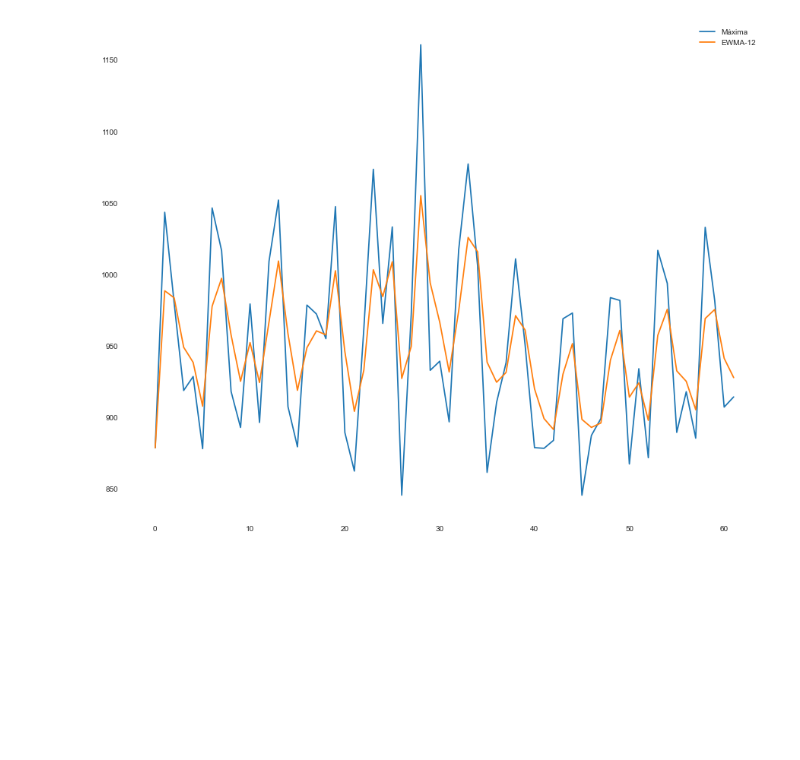
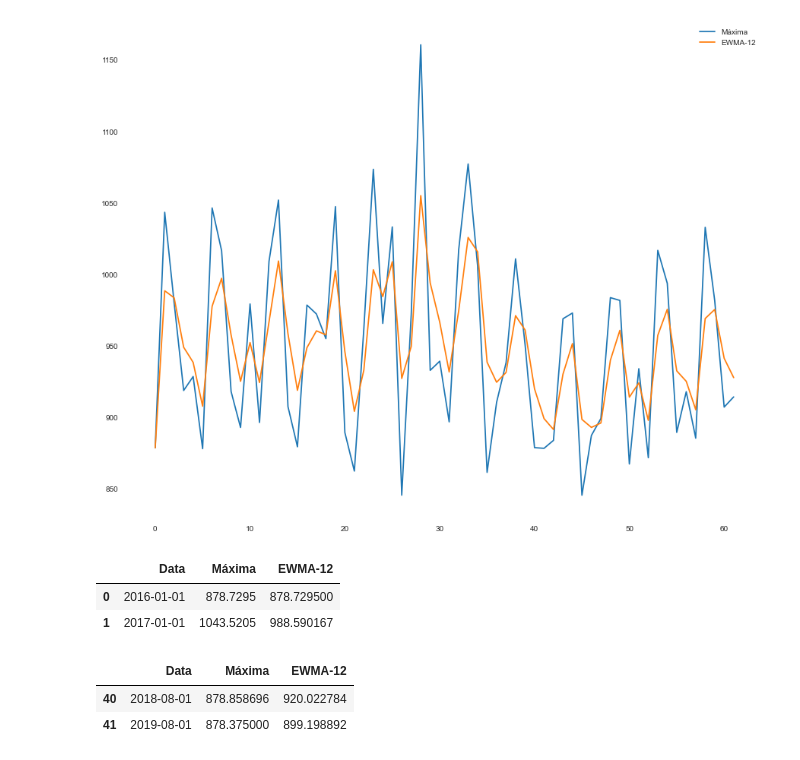
Before and after one commit to joaocamargo/TCC-PUCRS-2020, a Jupyter notebook: testes/Soja-Arima-LSTM-Copy1.ipynb, the cells around one changed output. Drawn from its saved outputs; the diff is of its cells as text; code cells hidden in the pictures; blank space fills up the shorter version.

```diff
--- a/testes/Soja-Arima-LSTM-Copy1.ipynb
+++ b/testes/Soja-Arima-LSTM-Copy1.ipynb
@@ -324,3 +324,17 @@ df['EWMA-12'] = df['Máxima'].ewm(span=3).mean()
 df[['Máxima','EWMA-12']].plot(figsize=(15,12));
 # %% [output]
 [figure]
+# %%
+from statsmodels.tsa.holtwinters import ExponentialSmoothing
+train = df[0:40]
+test = df[40:]
+
+display(train.head(2))
+display(test.head(2))
+# %% [output]
+|  | Data | Máxima | EWMA-12 |
+| 0 | 2016-01-01 | 878.7295 | 878.729500 |
+| 1 | 2017-01-01 | 1043.5205 | 988.590167 |
+|  | Data | Máxima | EWMA-12 |
+| 40 | 2018-08-01 | 878.858696 | 920.022784 |
+| 41 | 2019-08-01 | 878.375000 | 899.198892 |
```
Also changed, not shown: parts of 3 cells of this notebook.
